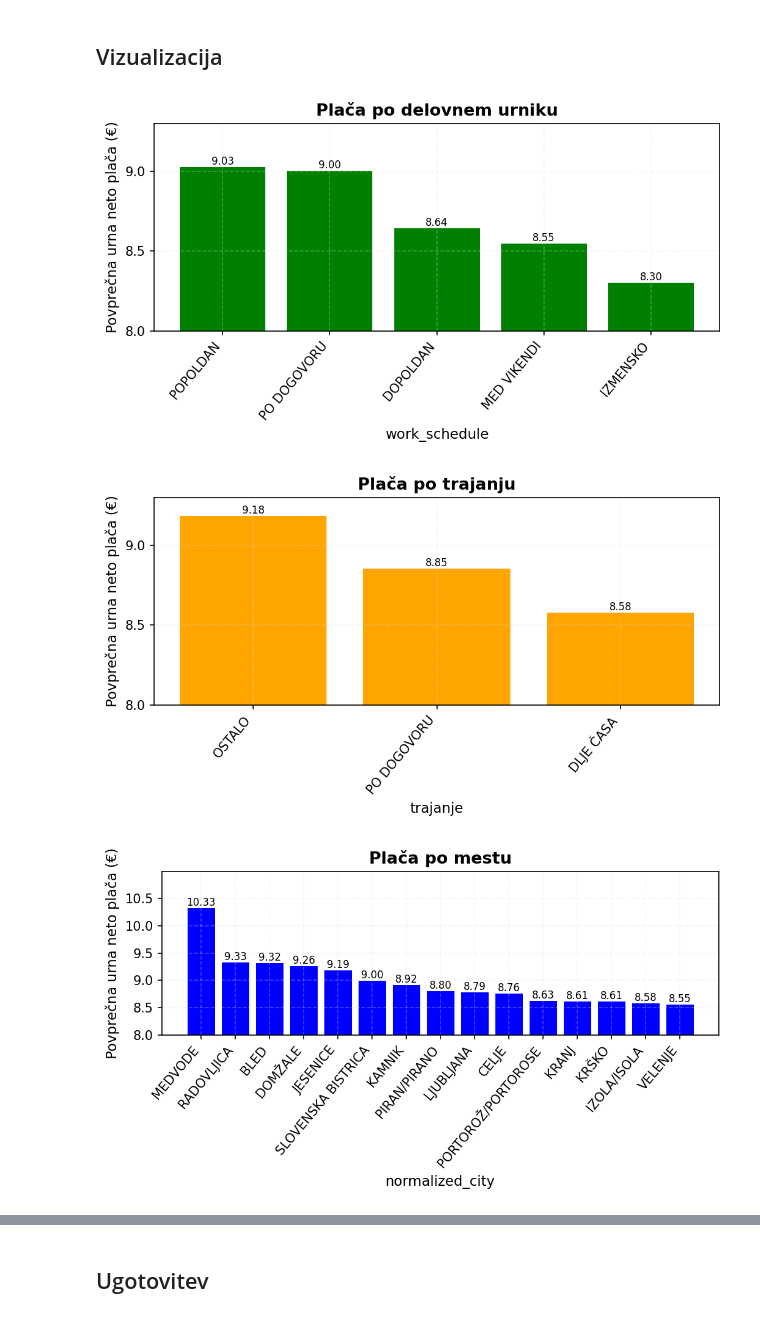
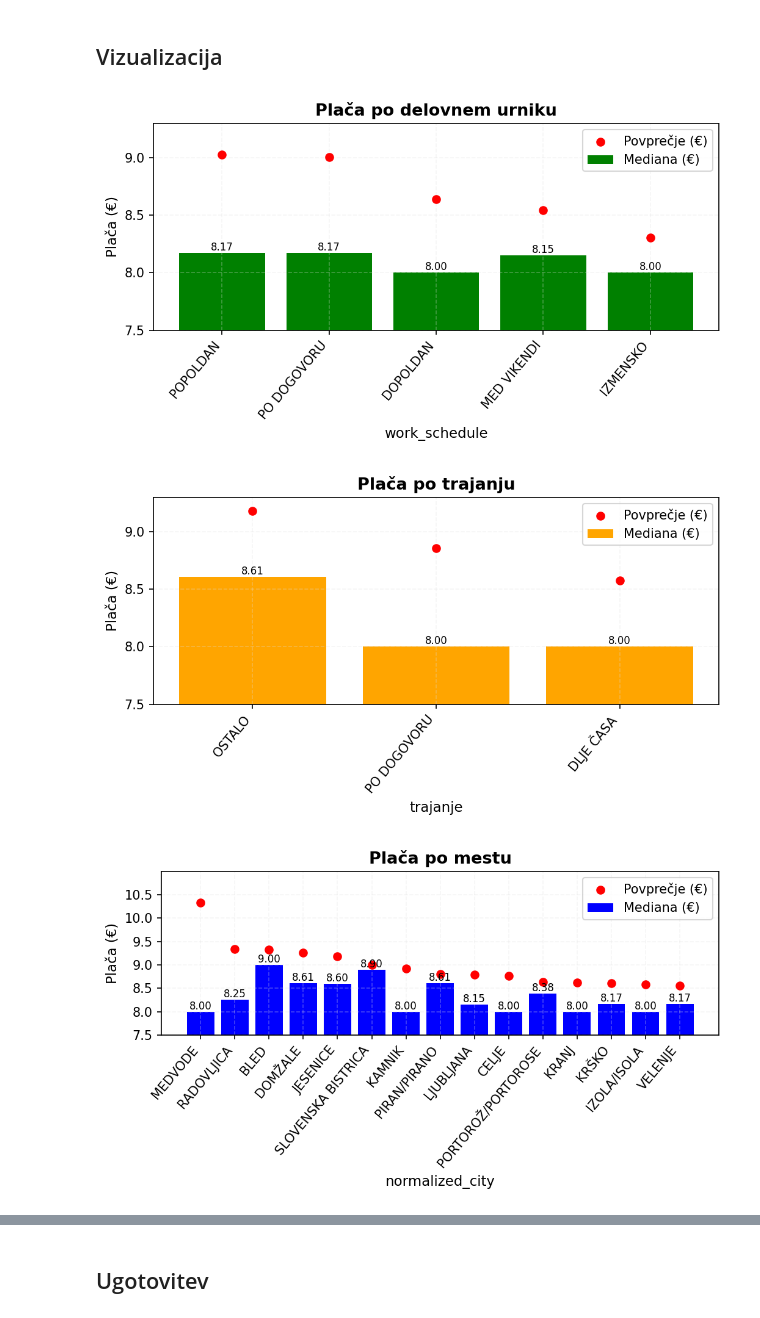
Before and after one commit to svenko99/PR2608, a Jupyter notebook: src/notebook/rezultati.ipynb, the cells around one changed output, grey strips where cells are left out. Drawn from its saved outputs; the diff is of its cells as text; code cells hidden in the pictures.

```diff
--- a/src/notebook/rezultati.ipynb
+++ b/src/notebook/rezultati.ipynb
@@ -1274,12 +1278,18 @@ def avg_salary_by(df, column, min_count):
     data = df[df['hourly_rate_neto'].notna()]
 
     # groupby + statistika
-    stats = data.groupby(column)['hourly_rate_neto'].agg(['mean', 'count']).rename(columns={"mean": "Povprečje (€)", "count": "Št. oglasov"})
+    stats = data.groupby(column)['hourly_rate_neto'].agg(["median", "mean", "count"]).rename(columns={"median": "Mediana (€)", "mean": "Povprečje (€)", "count": "Št. oglasov"})
 
     # odstrani nepomembne (premalo podatkov)
     stats = stats[stats["Št. oglasov"] >= min_count]
 
     # sortiraj
+    stats = stats.sort_values(by='Povprečje (€)', ascending=False)
+
+    #razlika med mediano in povprečno plačo
+    stats["Razlika (€)"] = stats["Povprečje (€)"] - stats["Mediana (€)"]
+
+    stats = stats[stats["Št. oglasov"] >= min_count]
     stats = stats.sort_values(by='Povprečje (€)', ascending=False)
 
     return stats
@@ -1358,9 +1368,11 @@ def show_table(df):
         df.style
         .format({
             "Povprečje (€)": "{:.2f} €",
+            "Mediana (€)": "{:.2f} €",
             "Št. oglasov": "{:d}"
         })
         .background_gradient(subset=["Povprečje (€)"], cmap="YlGn")
+        .background_gradient(subset=["Mediana (€)"], cmap="YlGn")
     )
 
 # FUNKCIJA ZA IZPIS (DRY PRINCIP)
@@ -1382,6 +1394,7 @@ data_trajanje = izpis_za_atribut(data, 'trajanje')
 
 data_city = avg_salary_by(data, 'normalized_city', 10)
 data_city = izpis_za_atribut(data, 'normalized_city', min_count = data_city['Št. oglasov'].median(), sort_by='Povprečje (€)')
+display(data_city['Št. oglasov'].median())
 
 data_region = izpis_za_atribut(data, 'normalized_region')
 data_category = izpis_za_atribut(data, 'category')
@@ -1467,47 +1481,71 @@ CATEGORY
 ## Vizualizacija
 # %%
 import numpy as np
+import matplotlib.pyplot as plt
+
 def plot_bar(df, column, title, min_count=0, top_n=None, od=0, do=0, color="black"):
-    stats = df
 
-    if top_n: # preverimo če smo dali kolikšno število celic želimo
+    stats = avg_salary_by(df, column, min_count)
+
+    if top_n:
         stats = stats.head(top_n)
 
     plt.figure()
-    bars = plt.bar(stats.index.astype(str), stats["Povprečje (€)"], color=color)
+
+    # modri stolpci = MEDIANA
+    bars = plt.bar(
+        stats.index.astype(str),
+        stats["Mediana (€)"],
+        color=color,
+        label="Mediana (€)"
+    )
+
+    # rdeče točke = POVPREČJE
+    plt.scatter(
+        stats.index.astype(str),
+        stats["Povprečje (€)"],
+        color="red",
+        label="Povprečje (€)",
+        zorder=3
+    )
 
     plt.title(title)
-    plt.ylabel("Povprečna urna neto plača (€)")
+    plt.ylabel("Plača (€)")
     plt.xlabel(column)
 
     plt.ylim(od, do)
     plt.yticks(np.arange(od, do, 0.5))
 
     plt.xticks(rotation=50, ha='right')
 
-    for bar in bars:# a vsak bar mu dodamo na vrh njegovo vrednost
+    # vrednosti nad stolpci (mediana)
+    for bar in bars:
         height = bar.get_height()
         plt.text(
             bar.get_x() + bar.get_width()/2,
             height,
             f"{height:.2f}",
             ha='center',
             va='bottom',
             fontsize=8
         )
 
+    # legenda
+    plt.legend()
+
     plt.tight_layout()
     plt.show()
 
 
-plot_bar(data_work_schedule, 'work_schedule', "Plača po delovnem urniku", od=8, do=9.3, color="green")
-plot_bar(data_trajanje, 'trajanje', "Plača po trajanju", od=8, do=9.3, color="orange")
+plot_bar(data, 'work_schedule', "Plača po delovnem urniku", od=7.5, do=9.3, color="green")
+plot_bar(data, 'trajanje', "Plača po trajanju", od=7.5, do=9.3, color="orange")
 
-plot_bar(data_city, 'normalized_city', "Plača po mestu", top_n=15, od=8, do=11.0, color="blue")
-plot_bar(data_region, 'normalized_region', "Plača po regijah", od=8, do=8.9, color="red")
+data_city = avg_salary_by(data, 'normalized_city', 10)
+plot_bar(data, 'normalized_city', "Plača po mestu", min_count = data_city['Št. oglasov'].median(), top_n=15, od=7.5, do=11.0, color="blue")
+plot_bar(data, 'normalized_region', "Plača po regijah", od=7.5, do=8.9, color="red")
 
-plot_bar(data_category, 'category', "Plača po kategorijah", od=8, do=12.4, color="purple")
+plot_bar(data, 'category', "Plača po kategorijah", od=7.5, do=12.4, color="purple")
 # %% [output]
-[figure, old version]
+[figure, new version]
-[figure, old version]
+[figure, new version]
-[figure, old version]
+[figure, new version]
```
Also changed, not shown: parts of 4 cells of this notebook.
